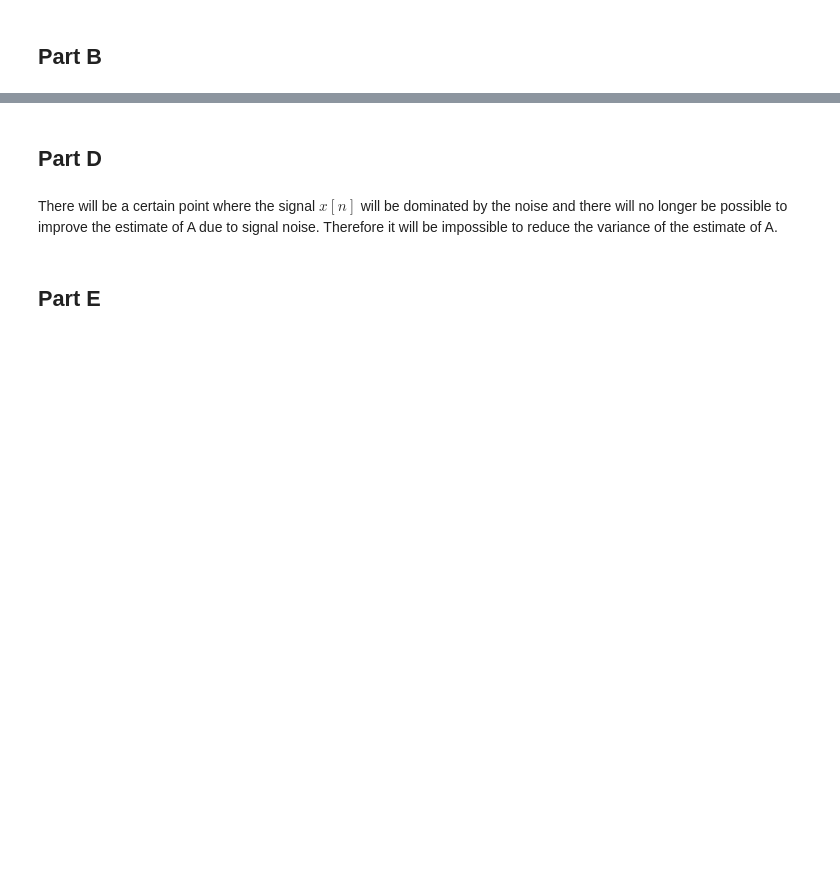
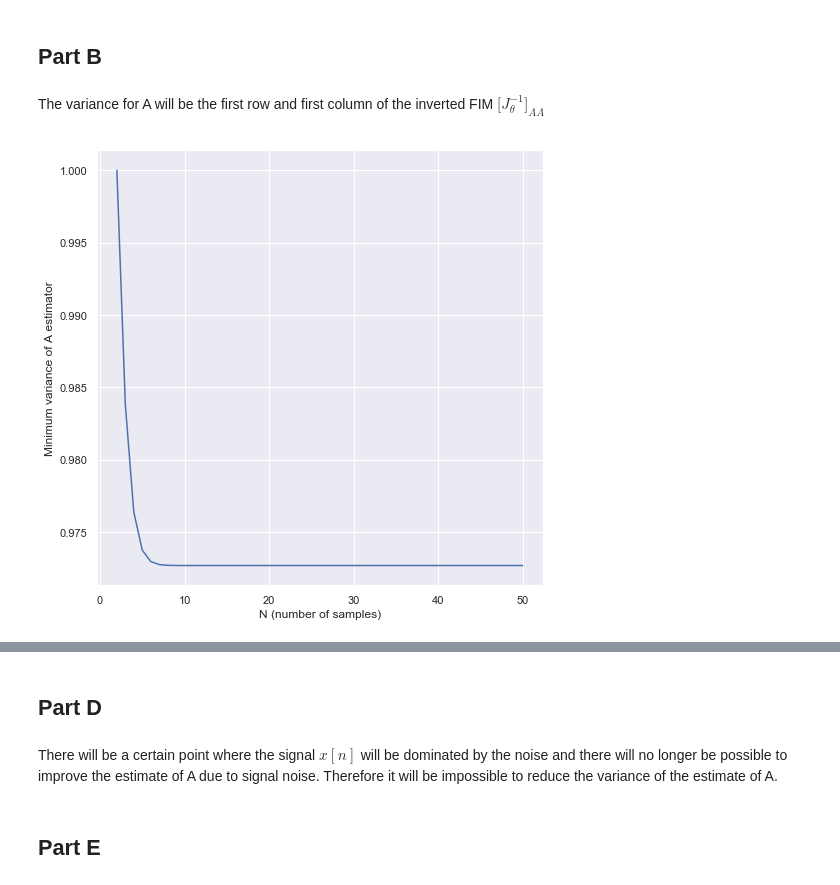
Before and after one commit to kirill5pol/estimation-theory, a Jupyter notebook: Assign2.ipynb, the cells around one changed output, grey strips where cells are left out. Saved outputs shown, nothing was run; the diff lists cells and outputs as text; code cells hidden in the pictures; blank space fills up the shorter version.

```diff
--- a/Assign2.ipynb
+++ b/Assign2.ipynb
@@ -17,2 +54,25 @@ sns.set()
+# %%
+# Generate the FIM for part A
+def fisher1a(A, r, sigma, N):
+    J = np.zeros((2,2))
+    n = np.arange(0, N) # [0, 1,..., N-1]
+
+    J[0,0] = np.sum(np.exp(-2 * r * n))
+    J[0,1] = -A * np.sum(n * np.exp(-2 * r * n))
+    J[1,0] = -A * np.sum(n * np.exp(-2 * r * n))
+    J[1,1] = A**2 * np.sum(n**2 * np.exp(-2 * r * n))
+
+    return J / (sigma**2)
 # %% [markdown]
 ## Part B
+# %% [markdown]
+The variance for A will be the first row and first column of the inverted FIM $\Big [ J_\theta^{-1} \Big ]_{AA}$
+# %%
+n = np.arange(2,51)
+var_aa = [np.linalg.inv(fisher1a(A=0.8, r=.9, sigma=np.sqrt(1), N=N))[0,0] for N in range(2,51)]
+plt.plot(n, var_aa)
+plt.xlabel("N (number of samples)")
+plt.ylabel("Minimum variance of A estimator")
+plt.show()
+# %% [output]
+[figure, added]
```
Also changed, not shown: parts of 18 cells of this notebook.
